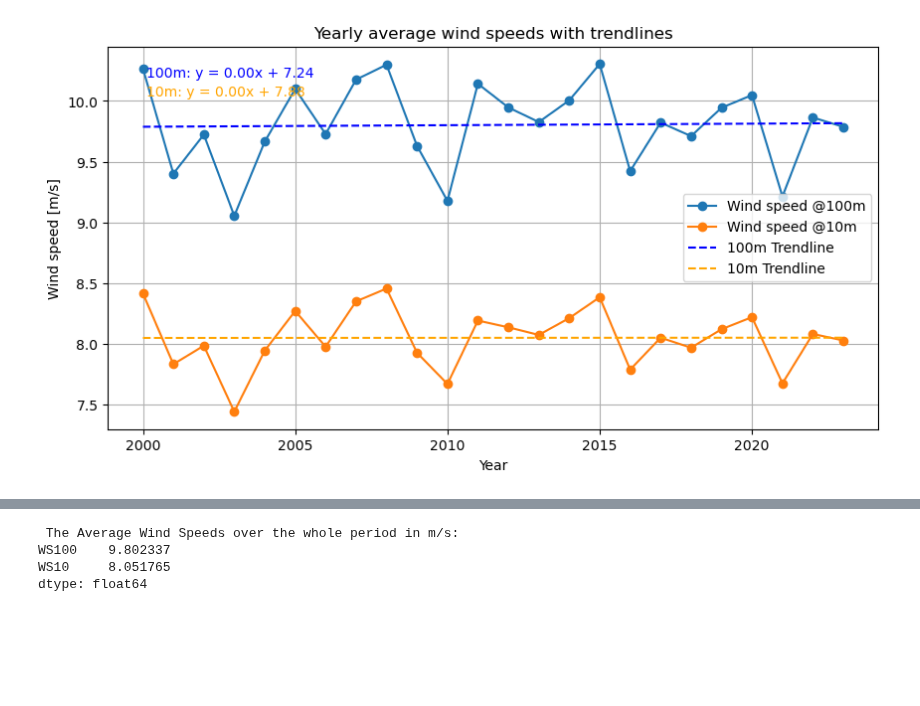
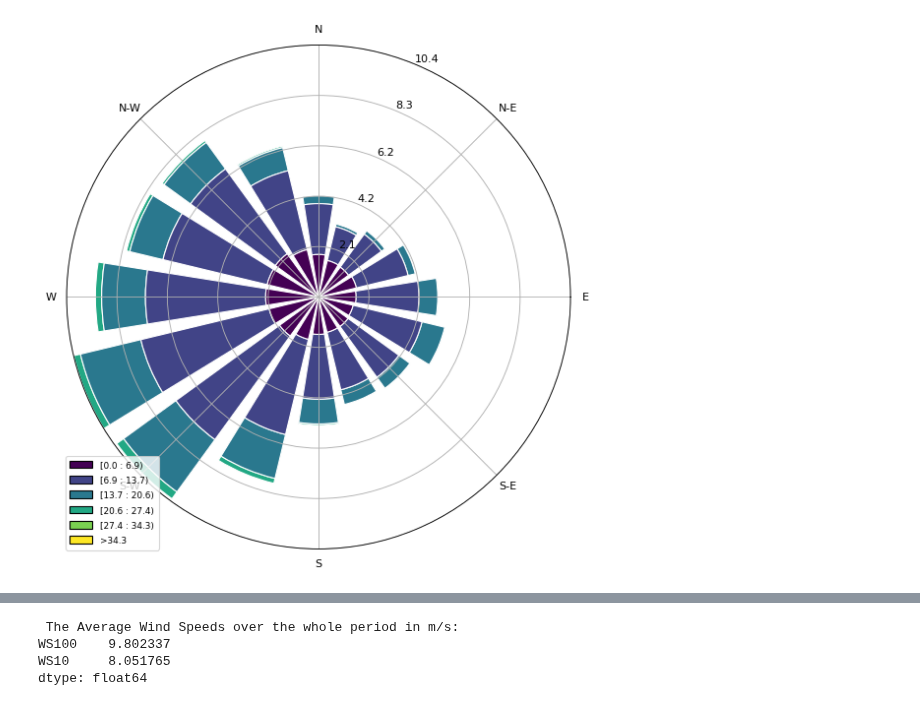
Before and after one commit to boujuan/StudentProject-Yield-Predictions-Offshore, a Jupyter notebook: ERA5_Jiah.ipynb, the cells around one changed output, grey strips where cells are left out. Saved outputs shown, nothing was run; the diff lists cells and outputs as text; code cells hidden in the pictures; blank space fills up the shorter version.

```diff
--- a/ERA5_Jiah.ipynb
+++ b/ERA5_Jiah.ipynb
@@ -18,10 +20,19 @@ def load_data(path, start_year, end_year):
             Era5_data_list.append(Era5_data)
     return pd.concat(Era5_data_list, ignore_index=True)
 
-# Function to calculate wind speed from u and v components
+# Function to calculate wind speed
 def calculate_wind_speed(Era5_data):
     Era5_data['WS100'] = np.sqrt(Era5_data['u100']**2 + Era5_data['v100']**2)
     Era5_data['WS10'] = np.sqrt(Era5_data['u10']**2 + Era5_data['v10']**2)
+
+    return Era5_data
+
+# Function to calculate wind direction
+def calculate_wind_direction(Era5_data):
+    Era5_data['WD100'] = (np.arctan2(Era5_data['u100'], Era5_data['v100']) * 180 / np.pi + 180) % 360 ## need to check with other
+    Era5_data['WD10'] = (np.arctan2(Era5_data['u10'], Era5_data['v10']) * 180 / np.pi + 180) % 360
+    #Era5_data['WD100'] = (np.arctan2(Era5_data['v100'], Era5_data['u100']) * 180 / np.pi + 360) % 360
+    #Era5_data['WD10'] = (np.arctan2(Era5_data['v10'], Era5_data['u10']) * 180 / np.pi + 360) % 360
     return Era5_data
 
 # Function to calculate yearly and monthly averages
@@ -31,16 +42,40 @@ def calculate_averages(Era5_data):
     Era5_data['month'] = Era5_data['time'].dt.month
 
     yearly_avg = Era5_data.groupby('year')[['WS100', 'WS10']].mean()
-    #monthly_avg = Era5_data.groupby('month')[['WS100', 'WS10']].mean()
+    monthly_avg = Era5_data.groupby('month')[['WS100', 'WS10']].mean()
     overall_avg = Era5_data[['WS100', 'WS10']].mean()
 
-    return yearly_avg, overall_avg #monthly_avg
+    return yearly_avg, monthly_avg, overall_avg
 
 # Function to check for data gaps
-def check_data_gaps(Era5_data):
+#def check_data_gaps(Era5_data):
     Era5_data['time_diff'] = Era5_data['time'].diff()
     gaps = Era5_data[Era5_data['time_diff'] > pd.Timedelta(hours=1)]
     return gaps
+
+def check_data_gaps(df):
+    df['time'] = pd.to_datetime(df['Time [UTC]'])
+    df.set_index('time', inplace=True)
+
+    # Generate a complete time range based on the data frequency
+    full_time_range = pd.date_range(start=df.index.min(), end=df.index.max(), freq='H')
+    df = df.reindex(full_time_range)
+
+    missing_data = df[df.isnull().any(axis=1)]
+
+    total_expected = len(full_time_range)
+    total_actual = len(df.dropna())
+    availability = (total_actual / total_expected) * 100
+
+    print(f"Data Availability is {availability:.2f}%")
+
+    if not missing_data.empty:
+        print("Missing time periods are:")
+        print(missing_data.index)
+    else:
+        print("No data gaps are found.")
+
+    return missing_data
 
 # Function to plot histograms
 def plot_histogram(Era5_data):
@@ -53,26 +88,31 @@ def plot_histogram(Era5_data):
     plt.legend()
     plt.show()
 
+def plot_wind_rose(Era5_data):
+    ax = WindroseAxes.from_ax()
+    ax.bar(Era5_data['WD100'], Era5_data['WS100'], normed=True, opening=0.8, edgecolor='white')
+    ax.set_legend()
+    plt.show()
 
 # Function to plot yearly average wind speed with trendline
 def plot_yearly_average_with_trendline(yearly_avg):
     years = yearly_avg.index
-    WS100 = yearly_avg['WS100']
-    WS10 = yearly_avg['WS10']
+    WS100_year = yearly_avg['WS100']
+    WS10_year = yearly_avg['WS10']
 
     # Calculate the trendline for 100m wind speed
-    z_100m = np.polyfit(years, WS100, 1)
+    z_100m = np.polyfit(years, WS100_year, 1)
     p_100m = np.poly1d(z_100m)
 
     # Calculate the trendline for 10m wind speed
-    z_10m = np.polyfit(years, WS10, 1)
+    z_10m = np.polyfit(years, WS10_year, 1)
     p_10m = np.poly1d(z_10m)
 
     plt.figure(figsize=(10, 5))
 
     # Plot the yearly average wind speeds
-    plt.plot(years, WS100, marker='o', label='Wind speed @100m')
-    plt.plot(years, WS10, marker='o', label='Wind speed @10m')
+    plt.plot(years, WS100_year, marker='o', label='Wind speed @100m')
+    plt.plot(years, WS10_year, marker='o', label='Wind speed @10m')
 
     # Plot the trendlines
     plt.plot(years, p_100m(years), linestyle='--', label='100m Trendline', color='blue')
@@ -91,6 +131,26 @@ def plot_yearly_average_with_trendline(yearly_avg):
     plt.grid(True)
     plt.show()
 
+def plot_monthly_average(monthly_avg):
+    fig, ax = plt.subplots(figsize=(12, 6))
+
+    months = monthly_avg.index
+    WS100 = monthly_avg['WS100']
+    WS10 = monthly_avg['WS10']
+
+    width = 0.35  # Width of the bars
+
+    ax.bar(months - width/2, WS100, width, label='100m Wind Speed')
+    ax.bar(months + width/2, WS10, width, label='10m Wind Speed')
+
+    ax.set_xlabel('Month')
+    ax.set_ylabel('Wind speed [m/s]')
+    ax.set_title('Average monthly wind speed')
+    ax.set_xticks(months)
+    ax.set_xticklabels(['Jan', 'Feb', 'Mar', 'Apr', 'May', 'Jun', 'Jul', 'Aug', 'Sep', 'Oct', 'Nov', 'Dec'])
+    ax.legend()
+
+    plt.show()
 
 ## Execution
 Era5_path = 'data/reanalysis'
@@ -99,23 +159,18 @@ end_year = 2023
 
 Era5_data = load_data(Era5_path, start_year, end_year)
 Era5_data = calculate_wind_speed(Era5_data)
+Era5_data = calculate_wind_direction(Era5_data)
 
-yearly_avg, overall_avg = calculate_averages(Era5_data)
+yearly_avg, monthly_avg, overall_avg = calculate_averages(Era5_data)
+missing_data = check_data_gaps(Era5_data)
 
-gaps = check_data_gaps(Era5_data)
-if not gaps.empty:
-    print("Data gaps are found:")
-    print(gaps)
-else:
-    print("No data gaps are found.")
 
 plot_histogram(Era5_data)
+plot_wind_rose(Era5_data)
+
+plot_monthly_average(monthly_avg)
 plot_yearly_average_with_trendline(yearly_avg)
-
 
 print("\n The Average Wind Speeds over the whole period in m/s:")
 print(overall_avg)
-
-#print("Yearly average wind speeds are:")
-#print(yearly_avg)
 # %% [output]
@@ -128,2 +194,2 @@ Data gaps are found:
 [figure]
-[figure, old version]
+[figure, new version]
```
Also changed, not shown: parts of 2 cells of this notebook.
